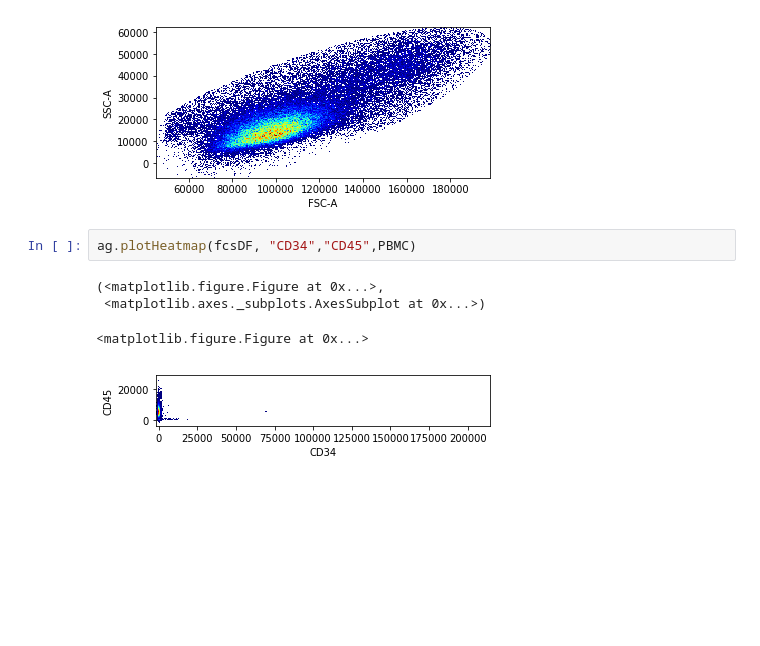
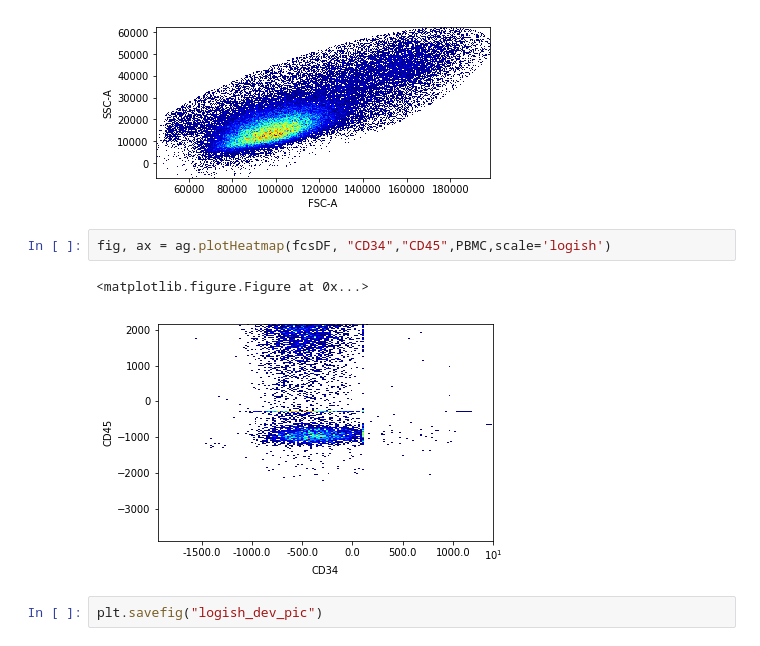
Before and after one commit to LudvigEk/aligater, a Jupyter notebook: pyAliGater_testing.ipynb, the cells around one changed output. Saved outputs shown, nothing was run; the diff lists cells and outputs as text; blank space fills up the shorter version.

Commit message:
started working on logish scaling

```diff
--- a/pyAliGater_testing.ipynb
+++ b/pyAliGater_testing.ipynb
@@ -52,9 +52,9 @@ After gating, 134230 out of 144824 events remain.
 <matplotlib.figure.Figure at 0x...>
 [figure]
 # %%
-ag.plotHeatmap(fcsDF, "CD34","CD45",PBMC)
+fig, ax = ag.plotHeatmap(fcsDF, "CD34","CD45",PBMC,scale='logish')
 # %% [output]
-(<matplotlib.figure.Figure at 0x...>,
- <matplotlib.axes._subplots.AxesSubplot at 0x...>)
+<matplotlib.figure.Figure at 0x...>
-<matplotlib.figure.Figure at 0x...>
-[figure, old version]
+[figure, new version]
+# %%
+plt.savefig("logish_dev_pic")
```
Also changed, not shown: 3 other files.
